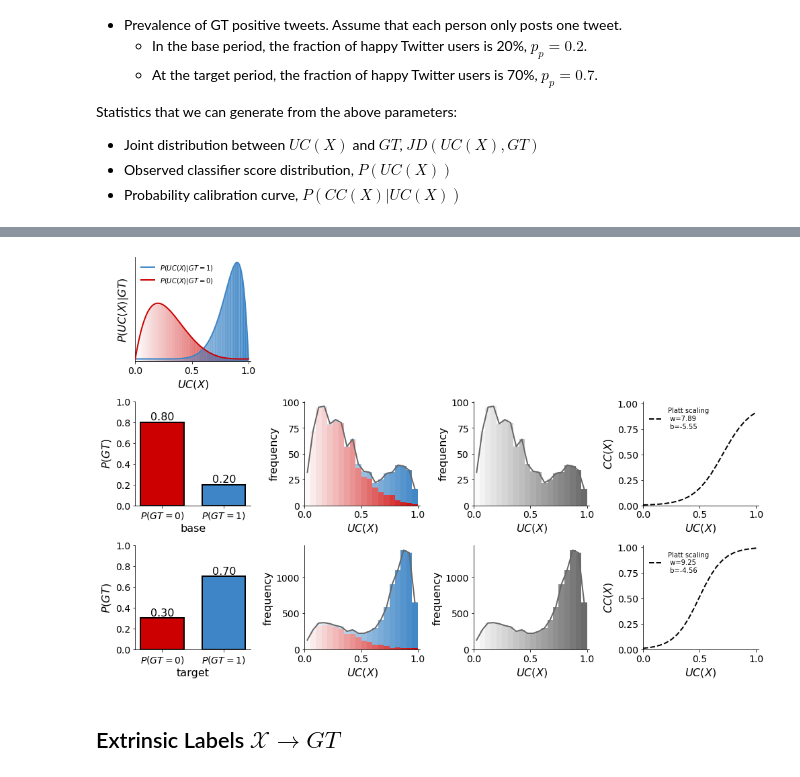
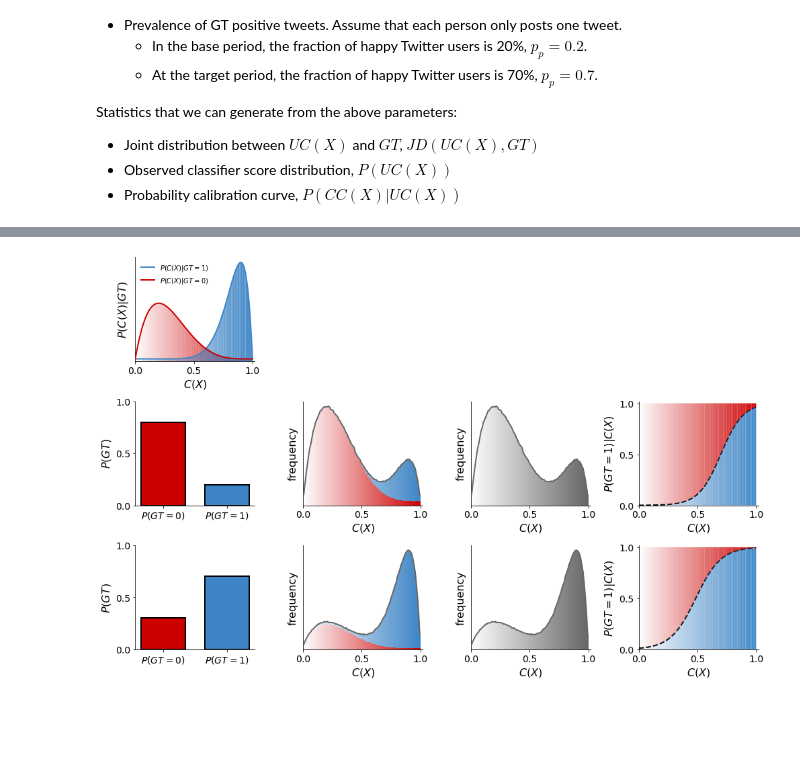
Before and after one commit to avalanchesiqi/prevalence-estimation-tutorial, a Jupyter notebook: code/Sec0-Data-Generating.ipynb, the cells around one changed output, grey strips where cells are left out. Saved outputs shown, nothing was run; the diff lists cells and outputs as text; code cells hidden in the pictures; blank space fills up the shorter version.

```diff
--- a/code/Sec0-Data-Generating.ipynb
+++ b/code/Sec0-Data-Generating.ipynb
@@ -46,7 +46,7 @@ unknown_color = '#666666'
 
 num_theor_slice = 100
 theor_cx_axis = np.linspace(0, 1, num_theor_slice + 1)
-num_empir_bin = 20
+num_empir_bin = 100
 empir_cx_axis = np.linspace(0, 1, num_empir_bin + 1)
 # %%
 def get_bin_idx(score, size=10):
@@ -139,12 +139,16 @@ def intrinsic_label_data_generator(pos_density_rvs, neg_density_rvs,
                                 facecolor=negative_color, alpha=transpancy, lw=0)
 
     axes[0, 0].plot(theor_cx_axis, pos_density_pdf, c=positive_color, lw=2, zorder=40,
-            label=f'$P(UC(X)|GT=1)$')
+#             label=f'$P(UC(X)|GT=1)$')
+            label=f'$P(C(X)|GT=1)$')
     axes[0, 0].plot(theor_cx_axis, neg_density_pdf, c=negative_color, lw=2, zorder=40,
-            label=f'$P(UC(X)|GT=0)$')
+#             label=f'$P(UC(X)|GT=0)$')
+            label=f'$P(C(X)|GT=0)$')
 
-    axes[0, 0].set_xlabel('$UC(X)$', fontsize=16)
-    axes[0, 0].set_ylabel('$P(UC(X)|GT)$', fontsize=16)
+#     axes[0, 0].set_xlabel('$UC(X)$', fontsize=16)
+#     axes[0, 0].set_ylabel('$P(UC(X)|GT)$', fontsize=16)
+    axes[0, 0].set_xlabel('$C(X)$', fontsize=16)
+    axes[0, 0].set_ylabel('$P(C(X)|GT)$', fontsize=16)
     axes[0, 0].set_xlim([0, 1.02])
     axes[0, 0].set_ylim(ymin=0)
     axes[0, 0].set_yticks([])
@@ -183,12 +187,12 @@ def intrinsic_label_data_generator(pos_density_rvs, neg_density_rvs,
                              color=[negative_color, positive_color], lw=2, edgecolor='k')
         axes[row_idx, 0].set_xticks([0, 1])
         axes[row_idx, 0].set_xticklabels(['$P(GT=0)$', '$P(GT=1)$'], fontsize=16)
-        axes[row_idx, 0].set_xlabel(period, fontsize=16)
+#         axes[row_idx, 0].set_xlabel(period, fontsize=16)
         axes[row_idx, 0].set_ylabel('$P(GT)$', fontsize=16)
         axes[row_idx, 0].set_ylim([0, 1])
 
-        axes[row_idx, 0].text(0, p_n, f'{p_n:.2f}', color='k', ha='center', va='bottom', fontsize=16)
-        axes[row_idx, 0].text(1, p_p, f'{p_p:.2f}', color='k', ha='center', va='bottom', fontsize=16)
+#         axes[row_idx, 0].text(0, p_n, f'{p_n:.2f}', color='k', ha='center', va='bottom', fontsize=16)
+#         axes[row_idx, 0].text(1, p_p, f'{p_p:.2f}', color='k', ha='center', va='bottom', fontsize=16)
 
         for bin_idx in range(num_empir_bin):
             transpancy = (empir_cx_axis[bin_idx] + empir_cx_axis[bin_idx+1]) / 2
@@ -219,22 +223,39 @@ def intrinsic_label_data_generator(pos_density_rvs, neg_density_rvs,
         prob_cali_curve_w = prob_cali_func.coef_[0][0]
         prob_cali_curve_b = prob_cali_func.intercept_[0]
 
+        for slice_idx in range(num_theor_slice):
+            transpancy = (theor_cx_axis[slice_idx] + theor_cx_axis[slice_idx+1]) / 2
+            axes[row_idx, 3].fill_between([theor_cx_axis[slice_idx], theor_cx_axis[slice_idx+1]],
+                                    [0, 0],
+                                    [prob_cali_curve[slice_idx], prob_cali_curve[slice_idx+1]],
+                                    facecolor=positive_color, alpha=transpancy, lw=0, zorder=40)
+
+            axes[row_idx, 3].fill_between([theor_cx_axis[slice_idx], theor_cx_axis[slice_idx+1]],
+                                    [prob_cali_curve[slice_idx], prob_cali_curve[slice_idx+1]],
+                                    [1, 1],
+                                    facecolor=negative_color, alpha=transpancy, lw=0)
+
         axes[row_idx, 3].plot(empir_cx_axis, prob_cali_curve, 'k--', lw=2,
                               label=f'Platt scaling \n w={prob_cali_curve_w:.2f} \n b={prob_cali_curve_b:.2f}')
 
-        axes[row_idx, 3].set_ylabel('$CC(X)$', fontsize=16)
+#         axes[row_idx, 3].set_ylabel('$CC(X)$', fontsize=16)
+        axes[row_idx, 3].set_ylabel('$P(GT=1)|C(X)$', fontsize=16)
         axes[row_idx, 3].set_ylim([-0.02, 1.02])
-        axes[row_idx, 3].legend(frameon=False)
+#         axes[row_idx, 3].legend(frameon=False)
 
         for col_idx in [1, 2, 3]:
-            axes[row_idx, col_idx].set_xlabel('$UC(X)$', fontsize=16)
+            axes[row_idx, col_idx].set_xlabel('$C(X)$', fontsize=16)
             axes[row_idx, col_idx].set_xlim([0, 1.02])
             axes[row_idx, col_idx].set_xticks([0, 0.5, 1])
             axes[row_idx, col_idx].set_ylim(ymin=0)
 
         for col_idx in [1, 2]:
             axes[row_idx, col_idx].set_ylabel('frequency', fontsize=16)
+            axes[row_idx, col_idx].set_yticks([])
 #             axes[row_idx, col_idx].yaxis.set_major_formatter(FuncFormatter(concise_fmt))
+
+        for col_idx in [0, 3]:
+            axes[row_idx, col_idx].set_yticks([0, 0.5, 1])
 
     for col_idx in [1, 2, 3]:
         axes[0, col_idx].set_axis_off()
@@ -248,12 +269,10 @@ def intrinsic_label_data_generator(pos_density_rvs, neg_density_rvs,
 # %%
 # y -> x data simulation configuration
 good_pos_density_rvs = MixtureModel([stats.beta(10, 2), stats.uniform(0, 1)], weights=[0.9, 0.1])
 good_neg_density_rvs = MixtureModel([stats.beta(2, 5), stats.uniform(0, 1)], weights=[0.9, 0.1])
 
 intrinsic_label_data_generator(good_pos_density_rvs, good_neg_density_rvs,
-                               p_p_list=[0.2, 0.7], size_list=[1000, 10000],
+                               p_p_list=[0.2, 0.7], size_list=[1000000, 1000000],
                                period_list=['base', 'target'])
 # %% [output]
-[figure, old version]
+[figure, new version]
-# %% [markdown]
-## Extrinsic Labels $\mathcal{X} \rightarrow GT$
```
Also changed, not shown: parts of 14 cells of this notebook, 8 other files.
